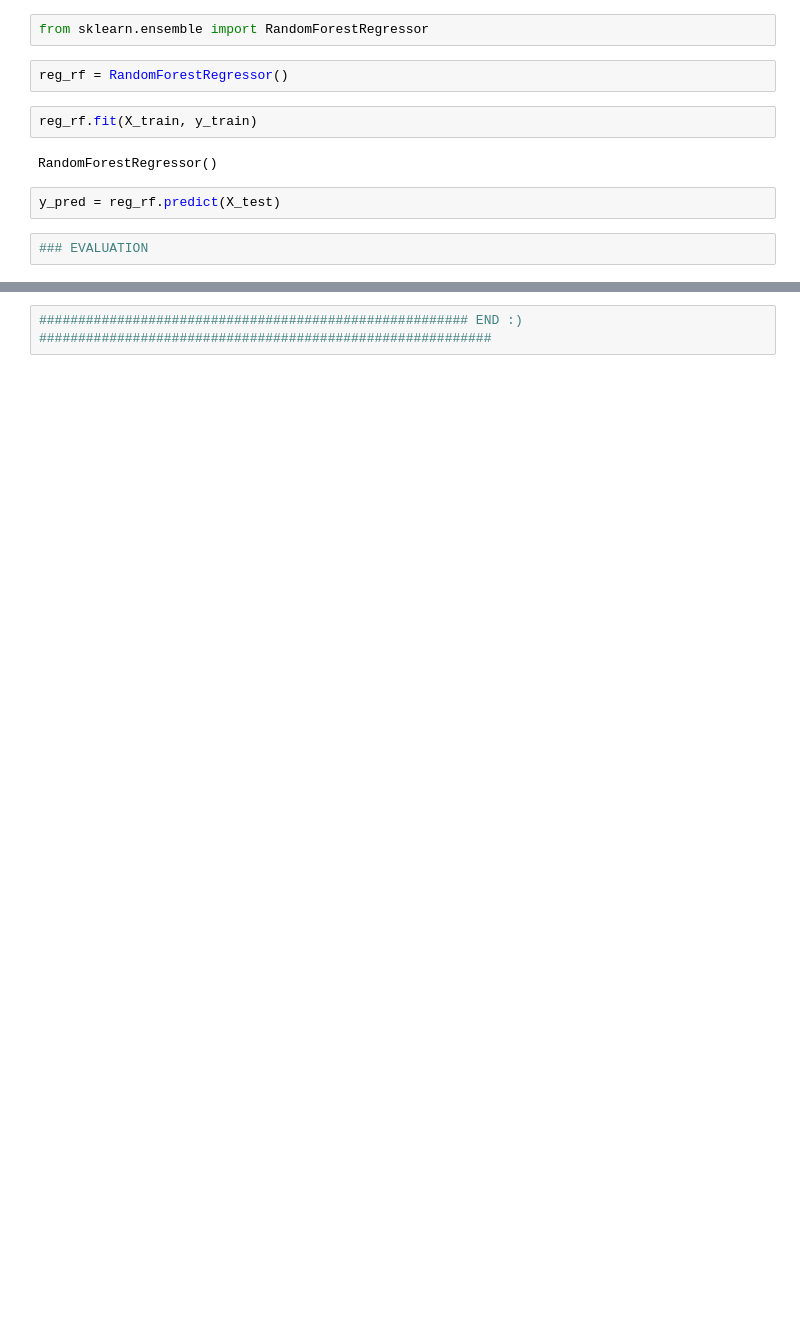
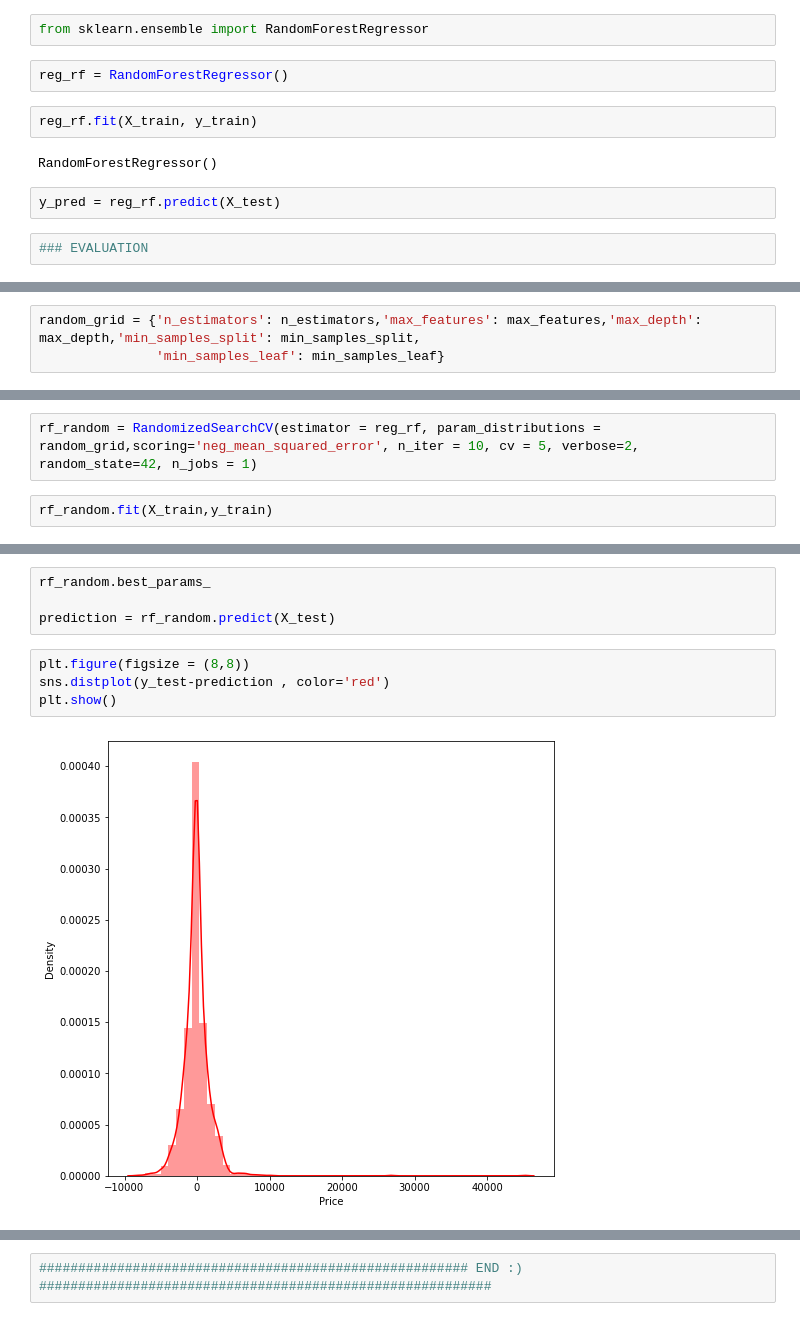
Before and after one commit to x19234236/DMML1-Project, a Jupyter notebook: Dataset 2 - Flight Fare Prediction - Random Forest & Extra Tree Regressor Algorithm.ipynb, the cells around one changed output, grey strips where cells are left out. Drawn from its saved outputs; the diff is of its cells as text; blank space fills up the shorter version.

```diff
--- a/Dataset 2 - Flight Fare Prediction - Random Forest & Extra Tree Regressor Algorithm.ipynb
+++ b/Dataset 2 - Flight Fare Prediction - Random Forest & Extra Tree Regressor Algorithm.ipynb
@@ -455 +487,4 @@ plt.show()
+# %%
+random_grid = {'n_estimators': n_estimators,'max_features': max_features,'max_depth': max_depth,'min_samples_split': min_samples_split,
+               'min_samples_leaf': min_samples_leaf}
 # %%
@@ -456,0 +492,4 @@ from sklearn import metrics
+# %%
+rf_random = RandomizedSearchCV(estimator = reg_rf, param_distributions = random_grid,scoring='neg_mean_squared_error', n_iter = 10, cv = 5, verbose=2, random_state=42, n_jobs = 1)
+# %%
+rf_random.fit(X_train,y_train)
@@ -456,0 +533,10 @@ from sklearn import metrics
+# %%
+rf_random.best_params_
+
+prediction = rf_random.predict(X_test)
+# %%
+plt.figure(figsize = (8,8))
+sns.distplot(y_test-prediction , color='red')
+plt.show()
+# %% [output]
+[figure, added]
```
Also changed, not shown: parts of 31 cells of this notebook, 3 other files.
